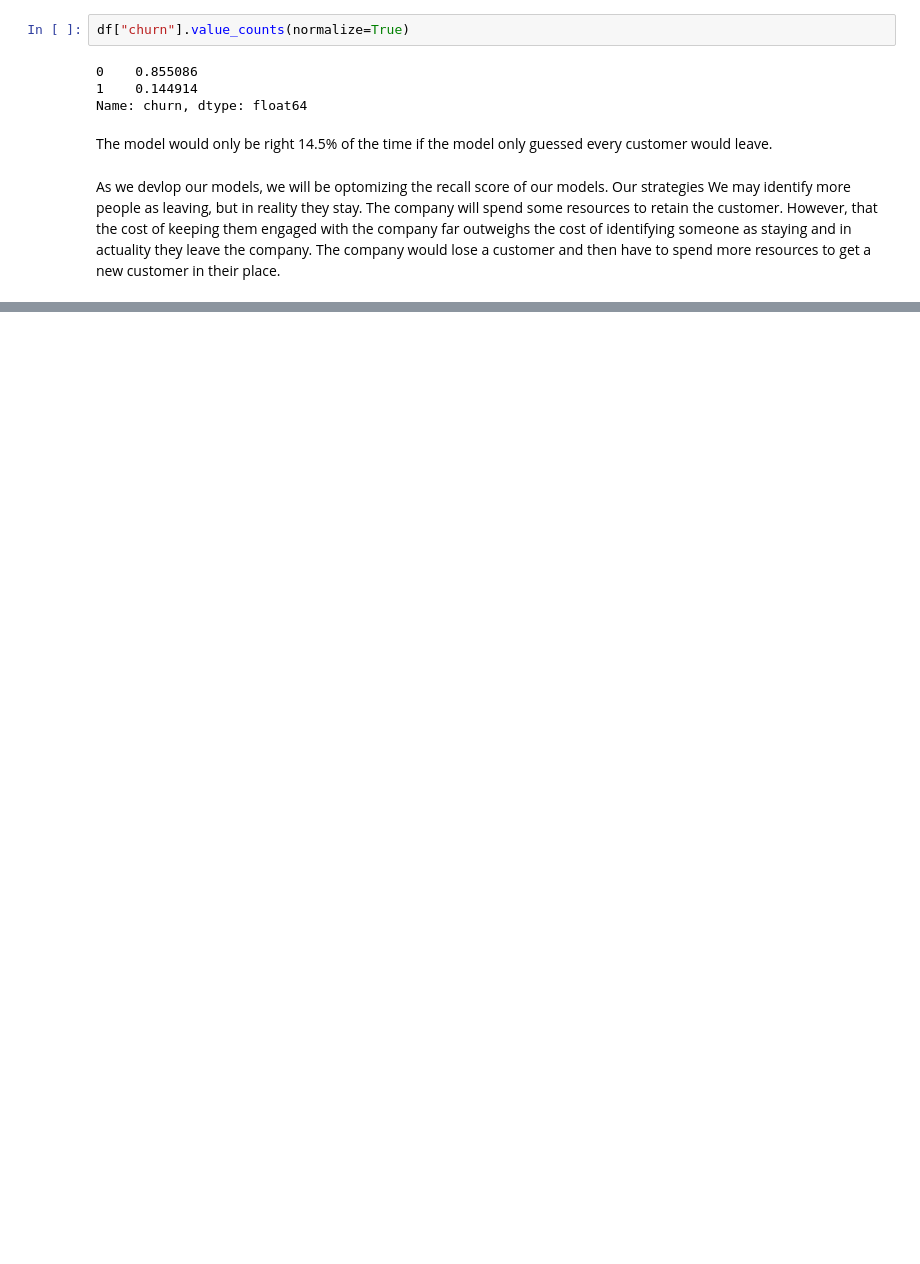
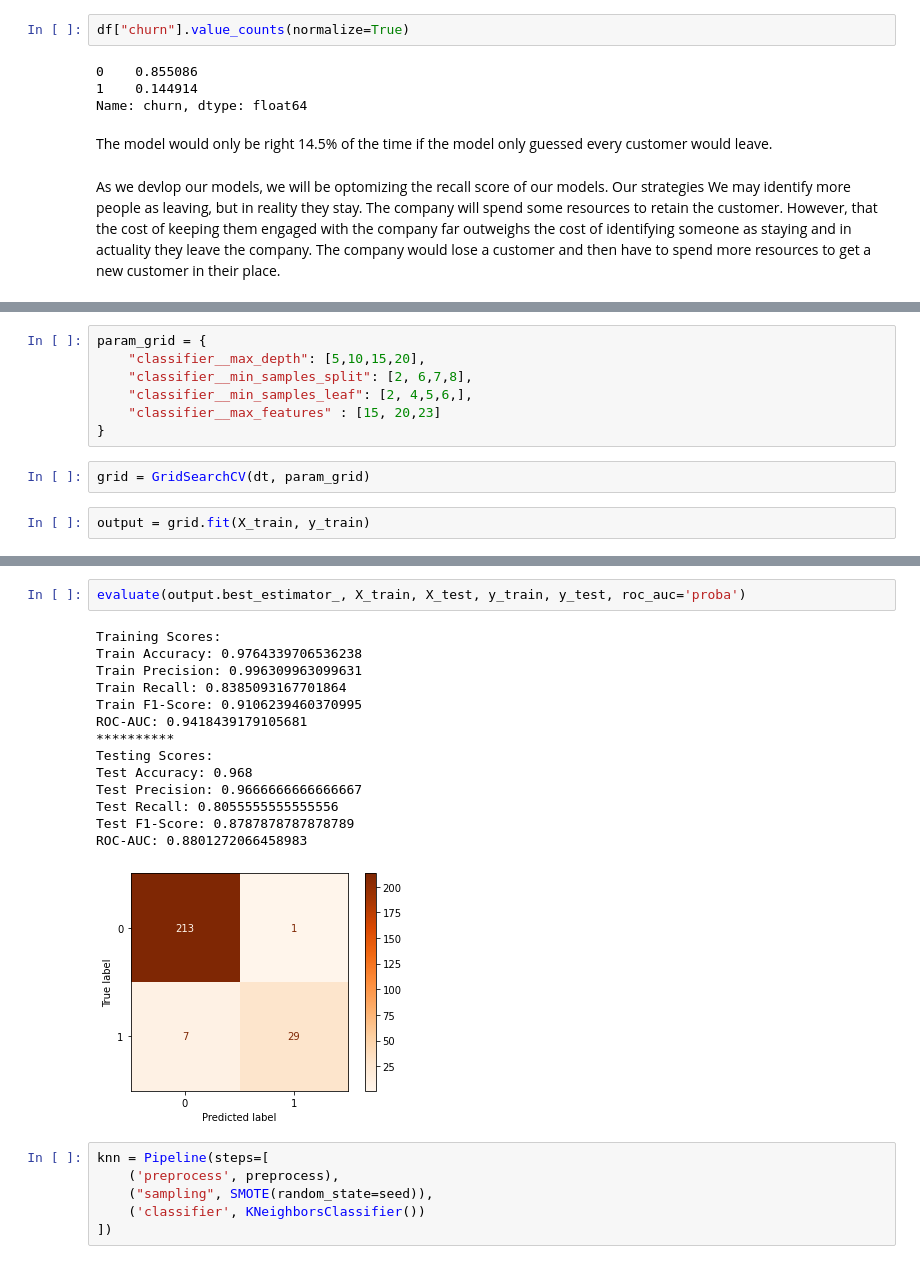
Before and after one commit to MellissaValle/CustomerChurn, a Jupyter notebook: notebooks/Dave/Modeling.ipynb, the cells around one changed output, grey strips where cells are left out. Saved outputs shown, nothing was run; the diff lists cells and outputs as text; blank space fills up the shorter version.

```diff
--- a/notebooks/Dave/Modeling.ipynb
+++ b/notebooks/Dave/Modeling.ipynb
@@ -29,0 +422,11 @@ As we devlop our models, we will be optomizing the recall score of our models. O
+# %%
+param_grid = {
+    "classifier__max_depth": [5,10,15,20],
+    "classifier__min_samples_split": [2, 6,7,8],
+    "classifier__min_samples_leaf": [2, 4,5,6,],
+    "classifier__max_features" : [15, 20,23]
+}
+# %%
+grid = GridSearchCV(dt, param_grid)
+# %%
+output = grid.fit(X_train, y_train)
@@ -29,0 +440,23 @@ As we devlop our models, we will be optomizing the recall score of our models. O
+# %%
+evaluate(output.best_estimator_, X_train, X_test, y_train, y_test, roc_auc='proba')
+# %% [output]
+Training Scores:
+Train Accuracy: 0.9764339706536238
+Train Precision: 0.996309963099631
+Train Recall: 0.8385093167701864
+Train F1-Score: 0.9106239460370995
+ROC-AUC: 0.9418439179105681
+**********
+Testing Scores:
+Test Accuracy: 0.968
+Test Precision: 0.9666666666666667
+Test Recall: 0.8055555555555556
+Test F1-Score: 0.8787878787878789
+ROC-AUC: 0.8801272066458983
+[figure, added]
+# %%
+knn = Pipeline(steps=[
+    ('preprocess', preprocess),
+    ("sampling", SMOTE(random_state=seed)),
+    ('classifier', KNeighborsClassifier())
+])
```
Also changed, not shown: parts of 40 cells of this notebook.
